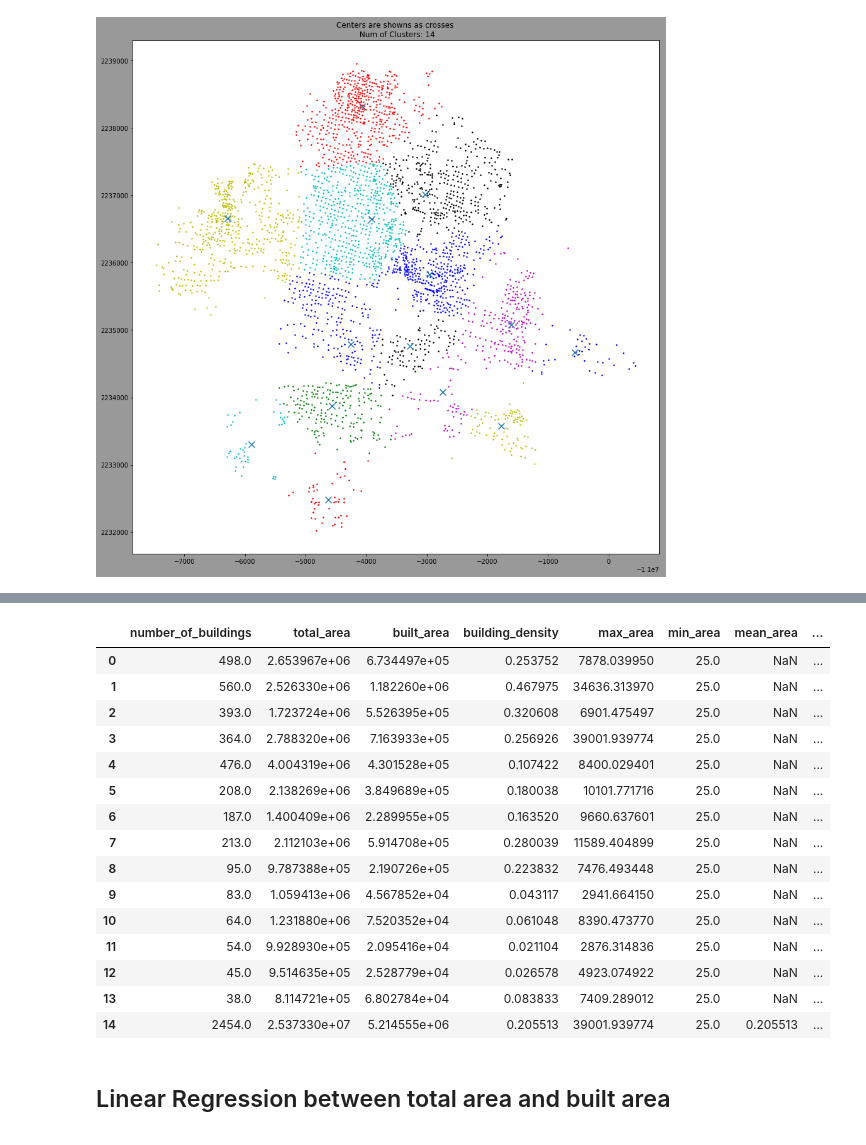
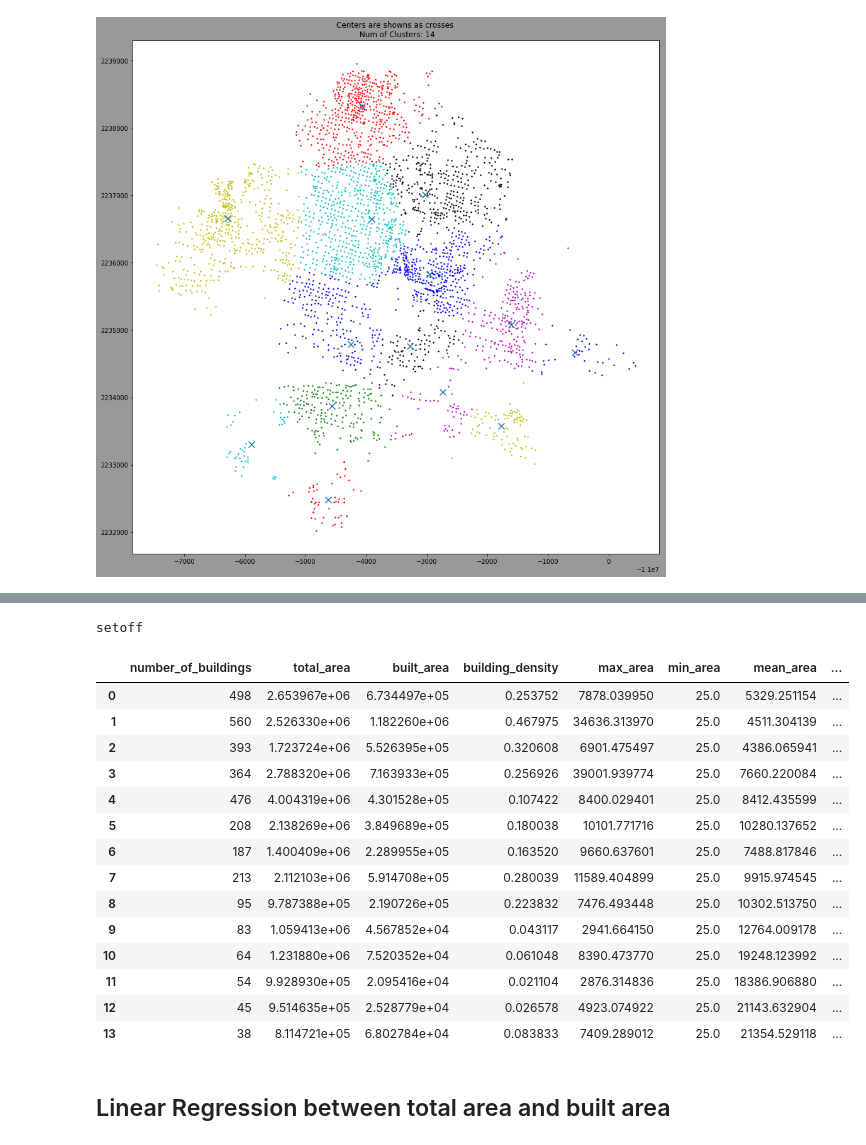
Before and after one commit to QitianHu46/Archeology-Clustering, a Jupyter notebook: Apply_MeanShift.ipynb, the cells around one changed output, grey strips where cells are left out. Drawn from its saved outputs; the diff is of its cells as text; code cells hidden in the pictures.

```diff
--- a/Apply_MeanShift.ipynb
+++ b/Apply_MeanShift.ipynb
@@ -221,27 +83,27 @@ Illustration:  <br/>
-# %%
-Results.append({
-    'number_of_buildings': len(house_label), 'total_area': sum(Results.total_area),
-    'built_area': sum(dfArea.area), 'max_area': max(dfArea.area), 'min_area': min(dfArea.area),
-    'mean_area': sum(dfArea.area)/sum(Results.total_area), 'Gini_coefficient': gini(np.asarray(dfArea.area)),
-    'building_density': sum(dfArea.area)/sum(Results.total_area)
-}, ignore_index=True)
-# %% [output]
-|  | number_of_buildings | total_area | built_area | building_density | max_area | min_area | mean_area | ... |
-| 0 | 498.0 | 2.653967e+06 | 6.734497e+05 | 0.253752 | 7878.039950 | 25.0 | NaN | ... |
-| 1 | 560.0 | 2.526330e+06 | 1.182260e+06 | 0.467975 | 34636.313970 | 25.0 | NaN | ... |
-| 2 | 393.0 | 1.723724e+06 | 5.526395e+05 | 0.320608 | 6901.475497 | 25.0 | NaN | ... |
-| 3 | 364.0 | 2.788320e+06 | 7.163933e+05 | 0.256926 | 39001.939774 | 25.0 | NaN | ... |
-| 4 | 476.0 | 4.004319e+06 | 4.301528e+05 | 0.107422 | 8400.029401 | 25.0 | NaN | ... |
-| 5 | 208.0 | 2.138269e+06 | 3.849689e+05 | 0.180038 | 10101.771716 | 25.0 | NaN | ... |
-| 6 | 187.0 | 1.400409e+06 | 2.289955e+05 | 0.163520 | 9660.637601 | 25.0 | NaN | ... |
-| 7 | 213.0 | 2.112103e+06 | 5.914708e+05 | 0.280039 | 11589.404899 | 25.0 | NaN | ... |
-| 8 | 95.0 | 9.787388e+05 | 2.190726e+05 | 0.223832 | 7476.493448 | 25.0 | NaN | ... |
-| 9 | 83.0 | 1.059413e+06 | 4.567852e+04 | 0.043117 | 2941.664150 | 25.0 | NaN | ... |
-| 10 | 64.0 | 1.231880e+06 | 7.520352e+04 | 0.061048 | 8390.473770 | 25.0 | NaN | ... |
-| 11 | 54.0 | 9.928930e+05 | 2.095416e+04 | 0.021104 | 2876.314836 | 25.0 | NaN | ... |
-| 12 | 45.0 | 9.514635e+05 | 2.528779e+04 | 0.026578 | 4923.074922 | 25.0 | NaN | ... |
-| 13 | 38.0 | 8.114721e+05 | 6.802784e+04 | 0.083833 | 7409.289012 | 25.0 | NaN | ... |
-| 14 | 2454.0 | 2.537330e+07 | 5.214555e+06 | 0.205513 | 39001.939774 | 25.0 | 0.205513 | ... |
+# %%
+aa_mean_shift = AreaAnalysis(labels = full_label,
+                           ctr_points = rsd_ctr,
+                           areas =  np.genfromtxt('Area_3278.csv', delimiter=','))
+# %% [output]
+setoff
+# %%
+aa_mean_shift.Results
+# %% [output]
+|  | number_of_buildings | total_area | built_area | building_density | max_area | min_area | mean_area | ... |
+| 0 | 498 | 2.653967e+06 | 6.734497e+05 | 0.253752 | 7878.039950 | 25.0 | 5329.251154 | ... |
+| 1 | 560 | 2.526330e+06 | 1.182260e+06 | 0.467975 | 34636.313970 | 25.0 | 4511.304139 | ... |
+| 2 | 393 | 1.723724e+06 | 5.526395e+05 | 0.320608 | 6901.475497 | 25.0 | 4386.065941 | ... |
+| 3 | 364 | 2.788320e+06 | 7.163933e+05 | 0.256926 | 39001.939774 | 25.0 | 7660.220084 | ... |
+| 4 | 476 | 4.004319e+06 | 4.301528e+05 | 0.107422 | 8400.029401 | 25.0 | 8412.435599 | ... |
+| 5 | 208 | 2.138269e+06 | 3.849689e+05 | 0.180038 | 10101.771716 | 25.0 | 10280.137652 | ... |
+| 6 | 187 | 1.400409e+06 | 2.289955e+05 | 0.163520 | 9660.637601 | 25.0 | 7488.817846 | ... |
+| 7 | 213 | 2.112103e+06 | 5.914708e+05 | 0.280039 | 11589.404899 | 25.0 | 9915.974545 | ... |
+| 8 | 95 | 9.787388e+05 | 2.190726e+05 | 0.223832 | 7476.493448 | 25.0 | 10302.513750 | ... |
+| 9 | 83 | 1.059413e+06 | 4.567852e+04 | 0.043117 | 2941.664150 | 25.0 | 12764.009178 | ... |
+| 10 | 64 | 1.231880e+06 | 7.520352e+04 | 0.061048 | 8390.473770 | 25.0 | 19248.123992 | ... |
+| 11 | 54 | 9.928930e+05 | 2.095416e+04 | 0.021104 | 2876.314836 | 25.0 | 18386.906880 | ... |
+| 12 | 45 | 9.514635e+05 | 2.528779e+04 | 0.026578 | 4923.074922 | 25.0 | 21143.632904 | ... |
+| 13 | 38 | 8.114721e+05 | 6.802784e+04 | 0.083833 | 7409.289012 | 25.0 | 21354.529118 | ... |
 # %% [markdown]
 ## Linear Regression between total area and built area
 # %%
```
Also changed, not shown: parts of 26 cells of this notebook, 6 other files.
